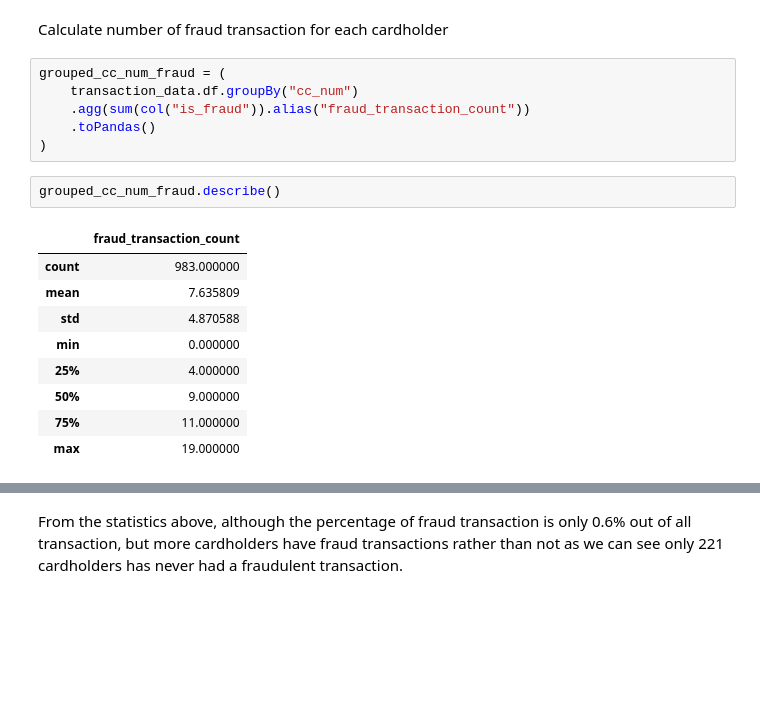
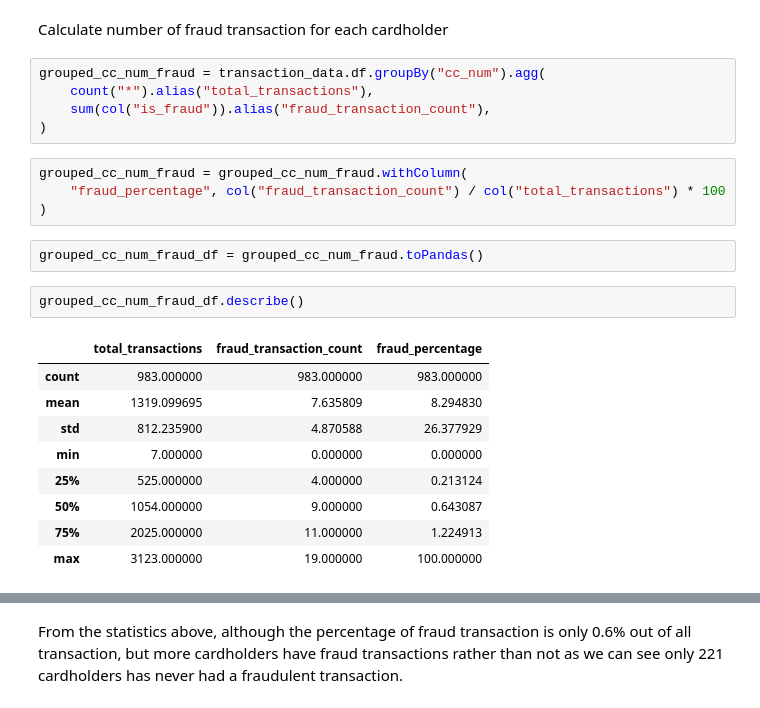
Before and after one commit to hnsa9/etl, a Jupyter notebook: etl.ipynb, the cells around one changed output, grey strips where cells are left out. Saved outputs shown, nothing was run; the diff lists cells and outputs as text; blank space fills up the shorter version.

```diff
--- a/etl.ipynb
+++ b/etl.ipynb
@@ -1018,22 +1018,27 @@ plot_pie_chart(
 # %% [markdown]
 Calculate number of fraud transaction for each cardholder
 # %%
-grouped_cc_num_fraud = (
-    transaction_data.df.groupBy("cc_num")
-    .agg(sum(col("is_fraud")).alias("fraud_transaction_count"))
-    .toPandas()
+grouped_cc_num_fraud = transaction_data.df.groupBy("cc_num").agg(
+    count("*").alias("total_transactions"),
+    sum(col("is_fraud")).alias("fraud_transaction_count"),
 )
+# %%
+grouped_cc_num_fraud = grouped_cc_num_fraud.withColumn(
+    "fraud_percentage", col("fraud_transaction_count") / col("total_transactions") * 100
+)
+# %%
+grouped_cc_num_fraud_df = grouped_cc_num_fraud.toPandas()
 # %%
-grouped_cc_num_fraud.describe()
+grouped_cc_num_fraud_df.describe()
 # %% [output]
-|  | fraud_transaction_count |
-| count | 983.000000 |
-| mean | 7.635809 |
-| std | 4.870588 |
-| min | 0.000000 |
-| 25% | 4.000000 |
-| 50% | 9.000000 |
-| 75% | 11.000000 |
-| max | 19.000000 |
+|  | total_transactions | fraud_transaction_count | fraud_percentage |
+| count | 983.000000 | 983.000000 | 983.000000 |
+| mean | 1319.099695 | 7.635809 | 8.294830 |
+| std | 812.235900 | 4.870588 | 26.377929 |
+| min | 7.000000 | 0.000000 | 0.000000 |
+| 25% | 525.000000 | 4.000000 | 0.213124 |
+| 50% | 1054.000000 | 9.000000 | 0.643087 |
+| 75% | 2025.000000 | 11.000000 | 1.224913 |
+| max | 3123.000000 | 19.000000 | 100.000000 |
 # %%
 num_fraud = len(
```
Also changed, not shown: parts of 13 cells of this notebook.
